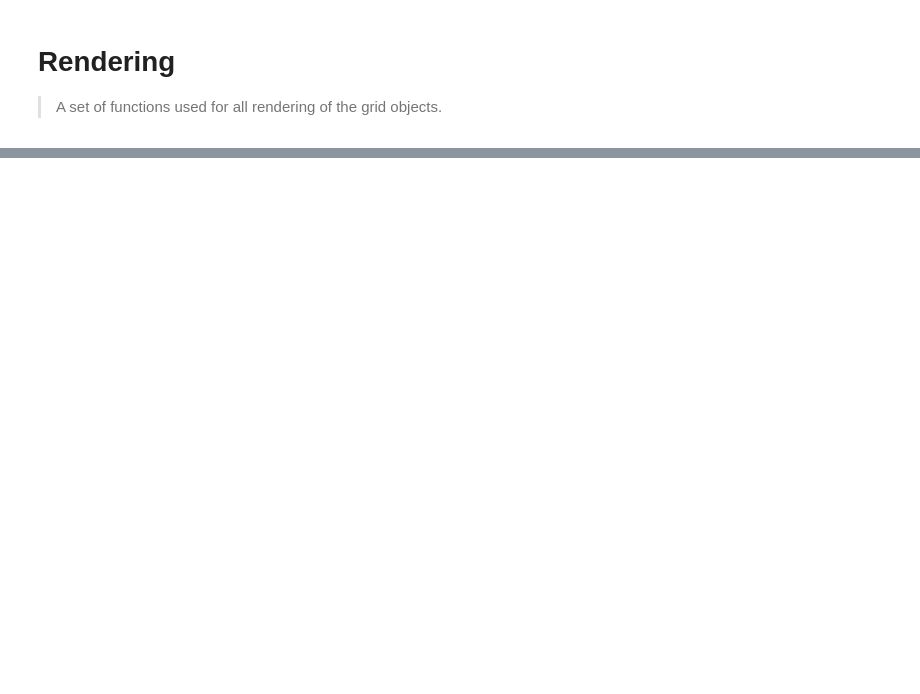
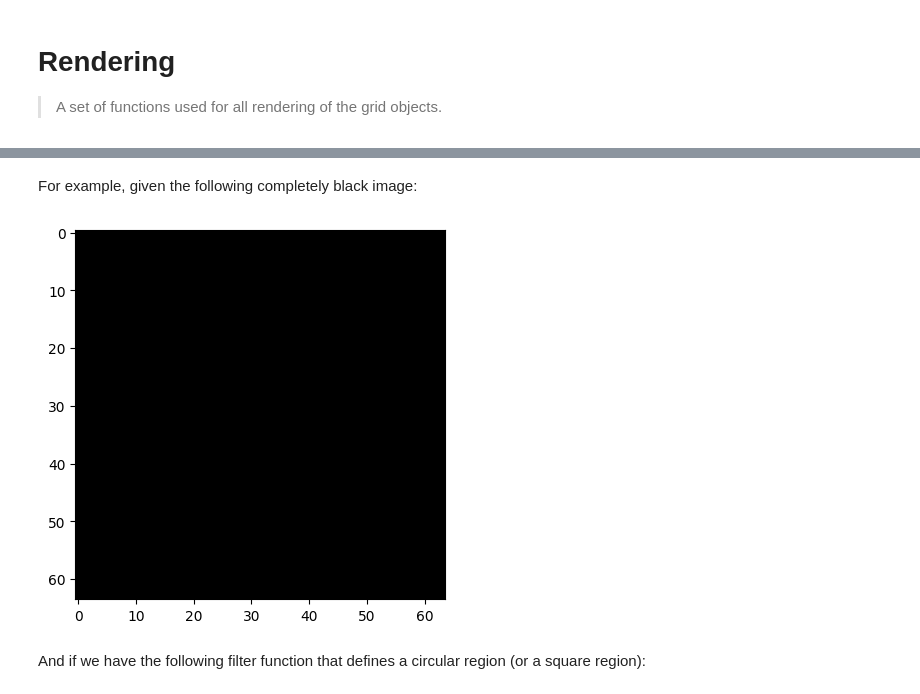
Before and after one commit to Ahmed-Khaled-Saleh/multigrid, a Jupyter notebook: nbs/00b_utils.rendering.ipynb, the cells around one changed output, grey strips where cells are left out. Saved outputs shown, nothing was run; the diff lists cells and outputs as text; code cells hidden in the pictures; blank space fills up the shorter version.

```diff
--- a/nbs/00b_utils.rendering.ipynb
+++ b/nbs/00b_utils.rendering.ipynb
@@ -83,0 +193,13 @@ def fill_coords(
+# %% [markdown]
+For example, given the following completely black image:
+# %%
+#| hide
+import matplotlib.pyplot as plt
+import numpy as np
+img = np.zeros((64, 64, 3), dtype=np.uint8)
+plt.imshow(img)
+plt.show()
+# %% [output]
+[figure, added]
+# %% [markdown]
+And if we have the following filter function that defines a circular region (or a square region):
```
Also changed, not shown: parts of 23 cells of this notebook, 44 other files.
